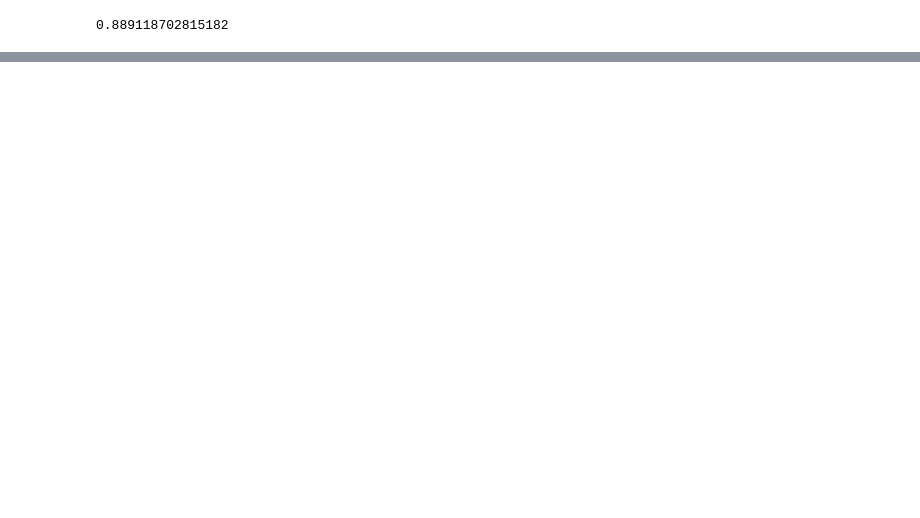
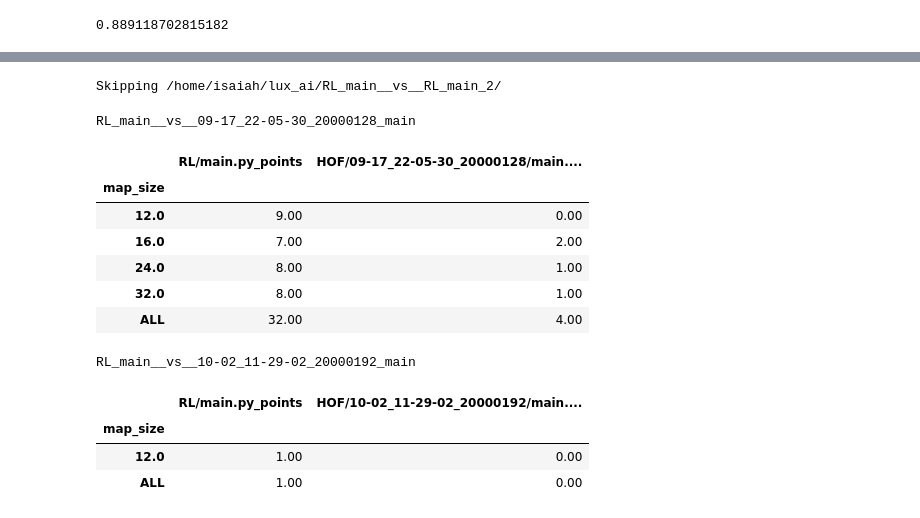
Before and after one commit to IsaiahPressman/Kaggle_Lux_AI_2021, a Jupyter notebook: Testing_and_Debugging.ipynb, the cells around one changed output, grey strips where cells are left out. Saved outputs shown, nothing was run; the diff lists cells and outputs as text; code cells hidden in the pictures; blank space fills up the shorter version.

```diff
--- a/Testing_and_Debugging.ipynb
+++ b/Testing_and_Debugging.ipynb
@@ -88,0 +77,7 @@ tensor(576)
+# %%
+import json
+import numpy as np
+import pandas as pd
+from pathlib import Path
+
+pd.set_option("display.precision", 2)
@@ -88,0 +119,46 @@ tensor(576)
+# %%
+replay_dirs = [
+    "/home/isaiah/lux_ai/RL_main__vs__09-17_22-05-30_20000128_main/",
+    "/home/isaiah/lux_ai/RL_main__vs__10-02_11-29-02_20000192_main",
+    "/home/isaiah/lux_ai/RL_main__vs__RL_main_2/"
+]
+
+
+all_result_dfs = {}
+for replays_dir in replay_dirs:
+    all_results = pd.DataFrame([extract_results_to_dict(file_name, verbose=False) for file_name in sorted(Path(replays_dir).glob("*.json"))]).dropna()
+    if all_results.shape[0] == 0 or all_results.shape[1] == 0:
+        print(f"Skipping {replays_dir}")
+        continue
+    agent_point_cols = []
+    for agent_name in pd.unique(all_results[["p1", "p2"]].values.ravel()):
+        apc = f"{agent_name}_points"
+        agent_point_cols.append(apc)
+        all_results[apc] = all_results["p1_points"].where(all_results["p1"] == agent_name, all_results["p2_points"])
+
+    df_subset = all_results[["map_size", *agent_point_cols]]
+    result = df_subset.groupby("map_size", as_index=False).sum()
+    aggregate_result = df_subset.drop(["map_size"], axis=1).sum()
+    aggregate_result["map_size"] = "ALL"
+
+    result = result.append(aggregate_result, ignore_index=True).set_index("map_size")
+    all_result_dfs[replays_dir] = result
+
+for replay_dir, df in all_result_dfs.items():
+    display(df.style.set_caption(Path(replay_dir).stem))
+    #display(df)
+# %% [output]
+Skipping /home/isaiah/lux_ai/RL_main__vs__RL_main_2/
+RL_main__vs__09-17_22-05-30_20000128_main
+|  | RL/main.py_points | HOF/09-17_22-05-30_20000128/main.... |
+| map_size |  |  |
+| 12.0 | 9.00 | 0.00 |
+| 16.0 | 7.00 | 2.00 |
+| 24.0 | 8.00 | 1.00 |
+| 32.0 | 8.00 | 1.00 |
+| ALL | 32.00 | 4.00 |
+RL_main__vs__10-02_11-29-02_20000192_main
+|  | RL/main.py_points | HOF/10-02_11-29-02_20000192/main.... |
+| map_size |  |  |
+| 12.0 | 1.00 | 0.00 |
+| ALL | 1.00 | 0.00 |
```
Also changed, not shown: parts of 6 cells of this notebook, 4 other files.
